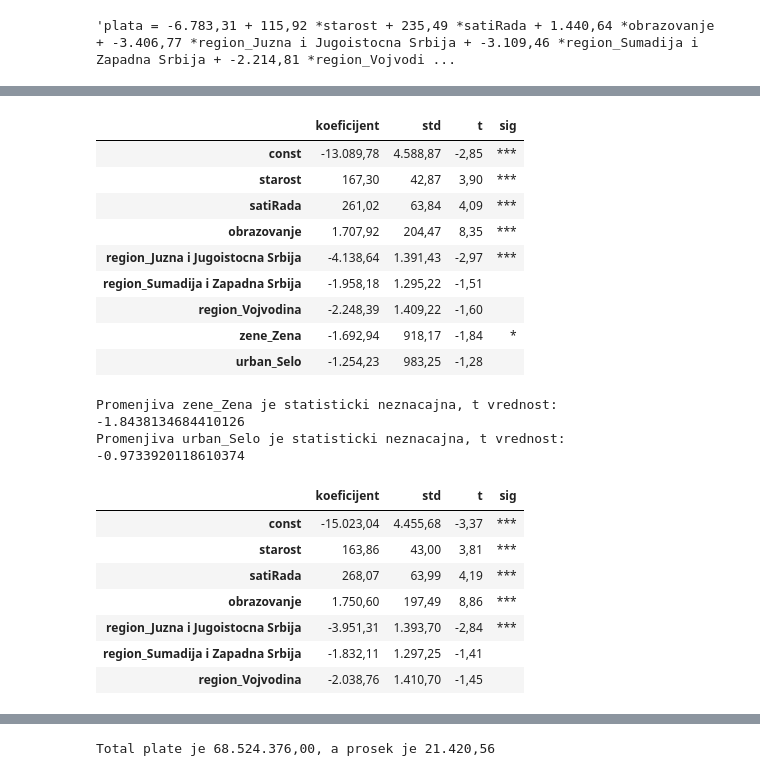
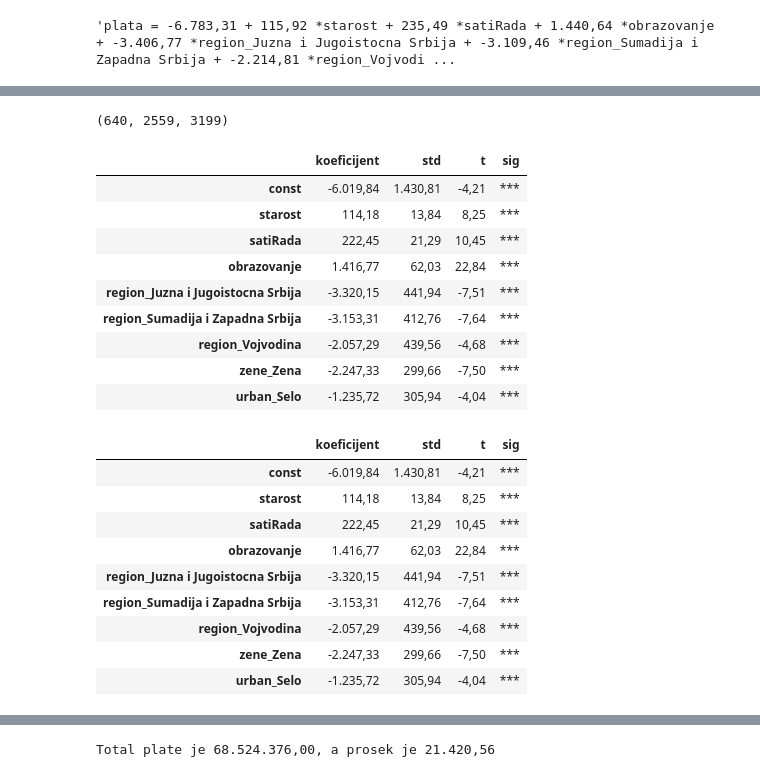
Before and after one commit to BogdanSliskovic/LSMS2007, a Jupyter notebook: TeorijaUzoraka.ipynb, the cells around one changed output, grey strips where cells are left out. Cells and saved outputs as stored; diff of their text form; code cells hidden in the pictures.

```diff
--- a/TeorijaUzoraka.ipynb
+++ b/TeorijaUzoraka.ipynb
@@ -649,7 +666,6 @@ x = df.drop(['plata', 'obr3', 'satnica'], axis = 1)
 # %%
-bole = ONK([.5, 0.025, 0.125, 0.075])
-
-bole.fit(x, y, kategorije= ['region', 'zene','urban'])
+model = ONK(alfa = [0.5, 0.025, 0.125, 0.075])
+model.fit(x, y, kategorije= ['region', 'zene','urban'])
 # %% [output]
 |  | koeficijent | std | t | sig |
 | const | -6.783,31 | 1.302,03 | -5,21 | *** |
@@ -684,30 +707,35 @@ ind = np.random.randint(0,3100, 300)
+# %%
+np.random.seed(42)
+train = np.random.choice(len(df), int(len(df) * .8), replace = False)
+test = list(set(range(len(df))) - set(train))
+
+len(test), len(train), len(df)
+# %% [output]
+(640, 2559, 3199)
 # %%
-bole = ONK([.5, 0.025, 0.125, 0.075])
-
-bole.fit(x.iloc[ind], y.iloc[ind], kategorije= ['region', 'zene','urban'])
+model = ONK([.5, 0.025, 0.125, 0.075])
+model.fit(x.iloc[train], y.iloc[train], kategorije= ['region', 'zene','urban'])
 # %% [output]
 |  | koeficijent | std | t | sig |
-| const | -13.089,78 | 4.588,87 | -2,85 | *** |
-| starost | 167,30 | 42,87 | 3,90 | *** |
-| satiRada | 261,02 | 63,84 | 4,09 | *** |
-| obrazovanje | 1.707,92 | 204,47 | 8,35 | *** |
-| region_Juzna i Jugoistocna Srbija | -4.138,64 | 1.391,43 | -2,97 | *** |
-| region_Sumadija i Zapadna Srbija | -1.958,18 | 1.295,22 | -1,51 |  |
-| region_Vojvodina | -2.248,39 | 1.409,22 | -1,60 |  |
-| zene_Zena | -1.692,94 | 918,17 | -1,84 | * |
-| urban_Selo | -1.254,23 | 983,25 | -1,28 |  |
+| const | -6.019,84 | 1.430,81 | -4,21 | *** |
+| starost | 114,18 | 13,84 | 8,25 | *** |
+| satiRada | 222,45 | 21,29 | 10,45 | *** |
+| obrazovanje | 1.416,77 | 62,03 | 22,84 | *** |
+| region_Juzna i Jugoistocna Srbija | -3.320,15 | 441,94 | -7,51 | *** |
+| region_Sumadija i Zapadna Srbija | -3.153,31 | 412,76 | -7,64 | *** |
+| region_Vojvodina | -2.057,29 | 439,56 | -4,68 | *** |
+| zene_Zena | -2.247,33 | 299,66 | -7,50 | *** |
+| urban_Selo | -1.235,72 | 305,94 | -4,04 | *** |
 # %%
-bole.fitsig(alfa= 0.05)
+model.fitsig(alfa= 0.05)
 # %% [output]
-Promenjiva zene_Zena je statisticki neznacajna, t vrednost:
--1.8438134684410126
-Promenjiva urban_Selo je statisticki neznacajna, t vrednost:
--0.9733920118610374
 |  | koeficijent | std | t | sig |
-| const | -15.023,04 | 4.455,68 | -3,37 | *** |
-| starost | 163,86 | 43,00 | 3,81 | *** |
-| satiRada | 268,07 | 63,99 | 4,19 | *** |
-| obrazovanje | 1.750,60 | 197,49 | 8,86 | *** |
-| region_Juzna i Jugoistocna Srbija | -3.951,31 | 1.393,70 | -2,84 | *** |
-| region_Sumadija i Zapadna Srbija | -1.832,11 | 1.297,25 | -1,41 |  |
-| region_Vojvodina | -2.038,76 | 1.410,70 | -1,45 |  |
+| const | -6.019,84 | 1.430,81 | -4,21 | *** |
+| starost | 114,18 | 13,84 | 8,25 | *** |
+| satiRada | 222,45 | 21,29 | 10,45 | *** |
+| obrazovanje | 1.416,77 | 62,03 | 22,84 | *** |
+| region_Juzna i Jugoistocna Srbija | -3.320,15 | 441,94 | -7,51 | *** |
+| region_Sumadija i Zapadna Srbija | -3.153,31 | 412,76 | -7,64 | *** |
+| region_Vojvodina | -2.057,29 | 439,56 | -4,68 | *** |
+| zene_Zena | -2.247,33 | 299,66 | -7,50 | *** |
+| urban_Selo | -1.235,72 | 305,94 | -4,04 | *** |
```
Also changed, not shown: parts of 26 cells of this notebook.
